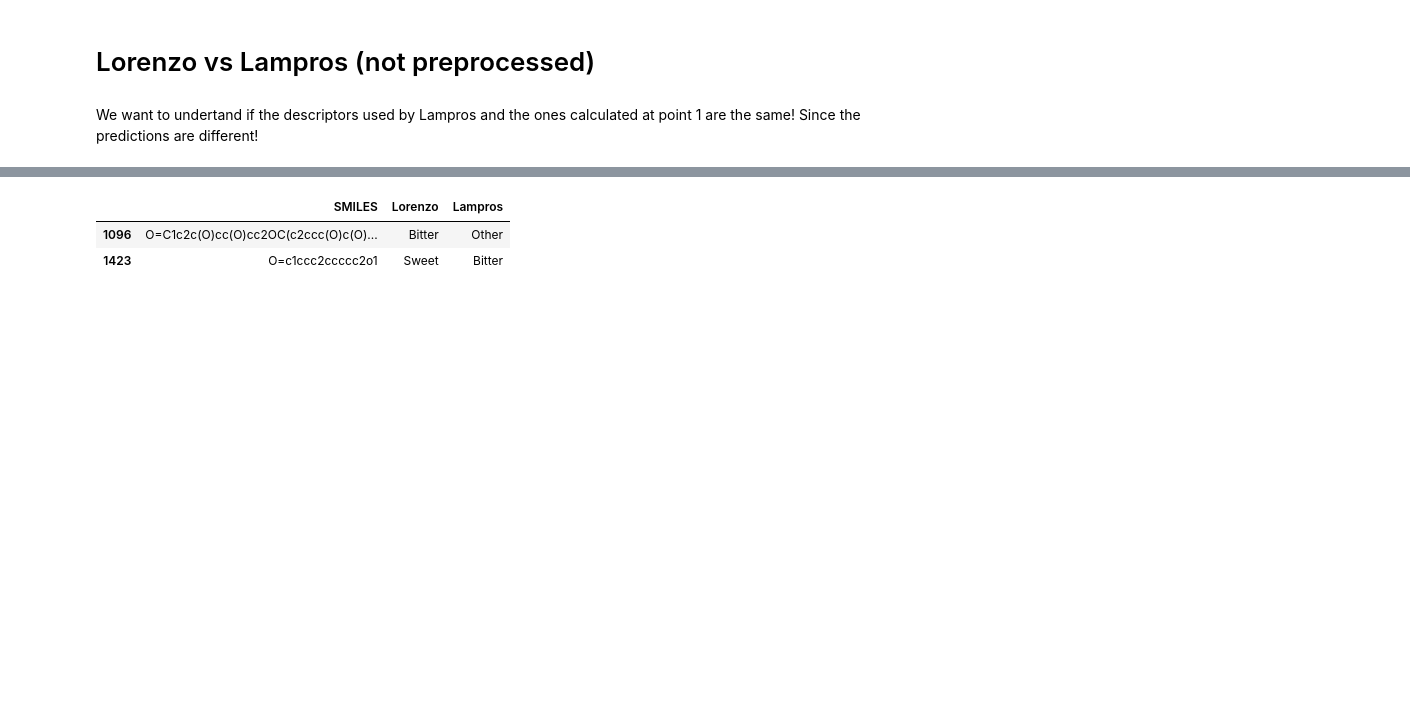
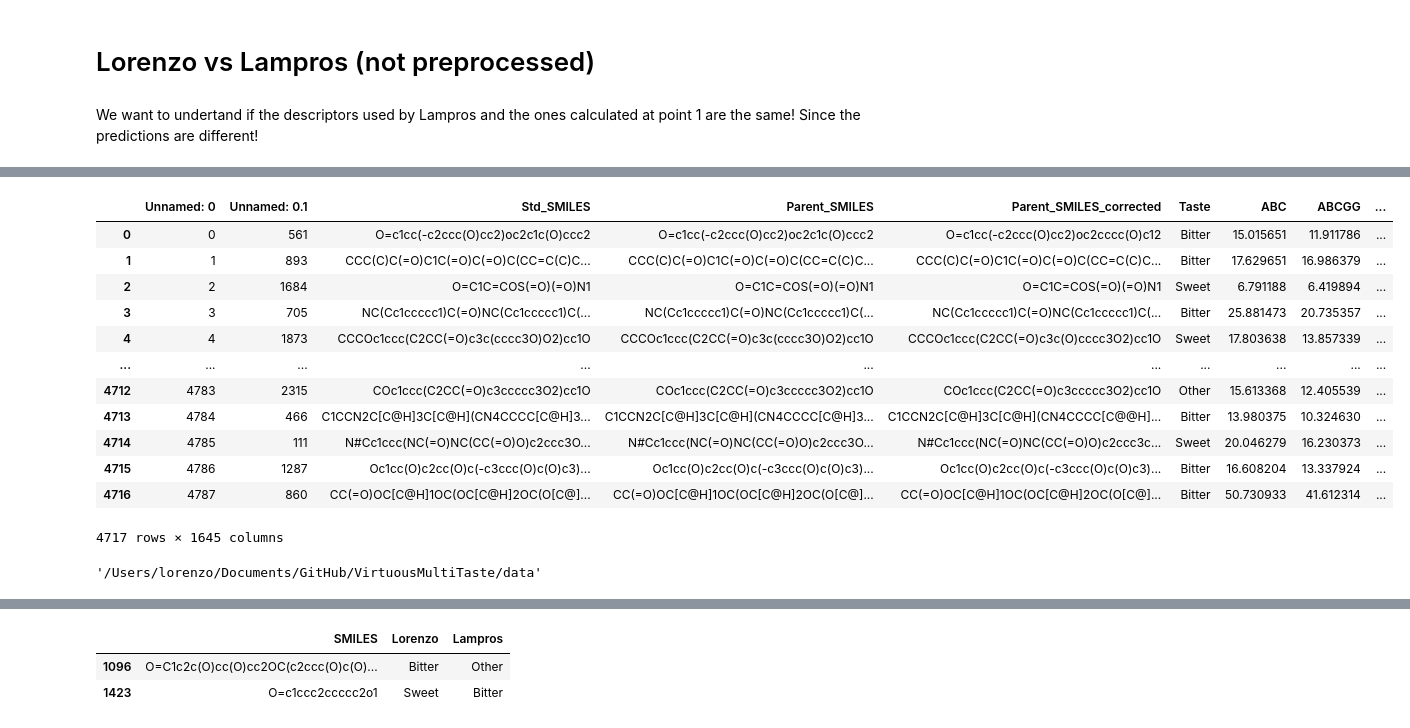
Before and after one commit to lorenzopallante/VirtuousMultiTaste, a Jupyter notebook: notebook/test.ipynb, the cells around one changed output, grey strips where cells are left out. Drawn from its saved outputs; the diff is of its cells as text; code cells hidden in the pictures; blank space fills up the shorter version.

```diff
--- a/notebook/test.ipynb
+++ b/notebook/test.ipynb
@@ -313,0 +324,24 @@ We want to undertand if the descriptors used by Lampros and the ones calculated
+# %%
+# recalculate Parent SMILES from Lampros DB
+Parent_smi_Lampros_corrected = [Virtuous.Standardize(Virtuous.ReadMol(smi, verbose=False))[2] for smi in Full_DB['Parent_SMILES']]
+# insert new Parent SMILES in the dataframe
+Full_DB.insert(4, 'Parent_SMILES_corrected', Parent_smi_Lampros_corrected)
+Full_DB
+# %% [output]
+|  | Unnamed: 0 | Unnamed: 0.1 | Std_SMILES | Parent_SMILES | Parent_SMILES_corrected | Taste | ABC | ABCGG | ... |
+| 0 | 0 | 561 | O=c1cc(-c2ccc(O)cc2)oc2c1c(O)ccc2 | O=c1cc(-c2ccc(O)cc2)oc2c1c(O)ccc2 | O=c1cc(-c2ccc(O)cc2)oc2cccc(O)c12 | Bitter | 15.015651 | 11.911786 | ... |
+| 1 | 1 | 893 | CCC(C)C(=O)C1C(=O)C(=O)C(CC=C(C)C... | CCC(C)C(=O)C1C(=O)C(=O)C(CC=C(C)C... | CCC(C)C(=O)C1C(=O)C(=O)C(CC=C(C)C... | Bitter | 17.629651 | 16.986379 | ... |
+| 2 | 2 | 1684 | O=C1C=COS(=O)(=O)N1 | O=C1C=COS(=O)(=O)N1 | O=C1C=COS(=O)(=O)N1 | Sweet | 6.791188 | 6.419894 | ... |
+| 3 | 3 | 705 | NC(Cc1ccccc1)C(=O)NC(Cc1ccccc1)C(... | NC(Cc1ccccc1)C(=O)NC(Cc1ccccc1)C(... | NC(Cc1ccccc1)C(=O)NC(Cc1ccccc1)C(... | Bitter | 25.881473 | 20.735357 | ... |
+| 4 | 4 | 1873 | CCCOc1ccc(C2CC(=O)c3c(cccc3O)O2)cc1O | CCCOc1ccc(C2CC(=O)c3c(cccc3O)O2)cc1O | CCCOc1ccc(C2CC(=O)c3c(O)cccc3O2)cc1O | Sweet | 17.803638 | 13.857339 | ... |
+| ... | ... | ... | ... | ... | ... | ... | ... | ... | ... |
+| 4712 | 4783 | 2315 | COc1ccc(C2CC(=O)c3ccccc3O2)cc1O | COc1ccc(C2CC(=O)c3ccccc3O2)cc1O | COc1ccc(C2CC(=O)c3ccccc3O2)cc1O | Other | 15.613368 | 12.405539 | ... |
+| 4713 | 4784 | 466 | C1CCN2C[C@H]3C[C@H](CN4CCCC[C@H]3... | C1CCN2C[C@H]3C[C@H](CN4CCCC[C@H]3... | C1CCN2C[C@H]3C[C@H](CN4CCCC[C@@H]... | Bitter | 13.980375 | 10.324630 | ... |
+| 4714 | 4785 | 111 | N#Cc1ccc(NC(=O)NC(CC(=O)O)c2ccc3O... | N#Cc1ccc(NC(=O)NC(CC(=O)O)c2ccc3O... | N#Cc1ccc(NC(=O)NC(CC(=O)O)c2ccc3c... | Sweet | 20.046279 | 16.230373 | ... |
+| 4715 | 4786 | 1287 | Oc1cc(O)c2cc(O)c(-c3ccc(O)c(O)c3)... | Oc1cc(O)c2cc(O)c(-c3ccc(O)c(O)c3)... | Oc1cc(O)c2cc(O)c(-c3ccc(O)c(O)c3)... | Bitter | 16.608204 | 13.337924 | ... |
+| 4716 | 4787 | 860 | CC(=O)OC[C@H]1OC(OC[C@H]2OC(O[C@]... | CC(=O)OC[C@H]1OC(OC[C@H]2OC(O[C@]... | CC(=O)OC[C@H]1OC(OC[C@H]2OC(O[C@]... | Bitter | 50.730933 | 41.612314 | ... |
+4717 rows × 1645 columns
+# %%
+data_path
+# %% [output]
+'/Users/lorenzo/Documents/GitHub/VirtuousMultiTaste/data'
```
Also changed, not shown: parts of 4 cells of this notebook.
